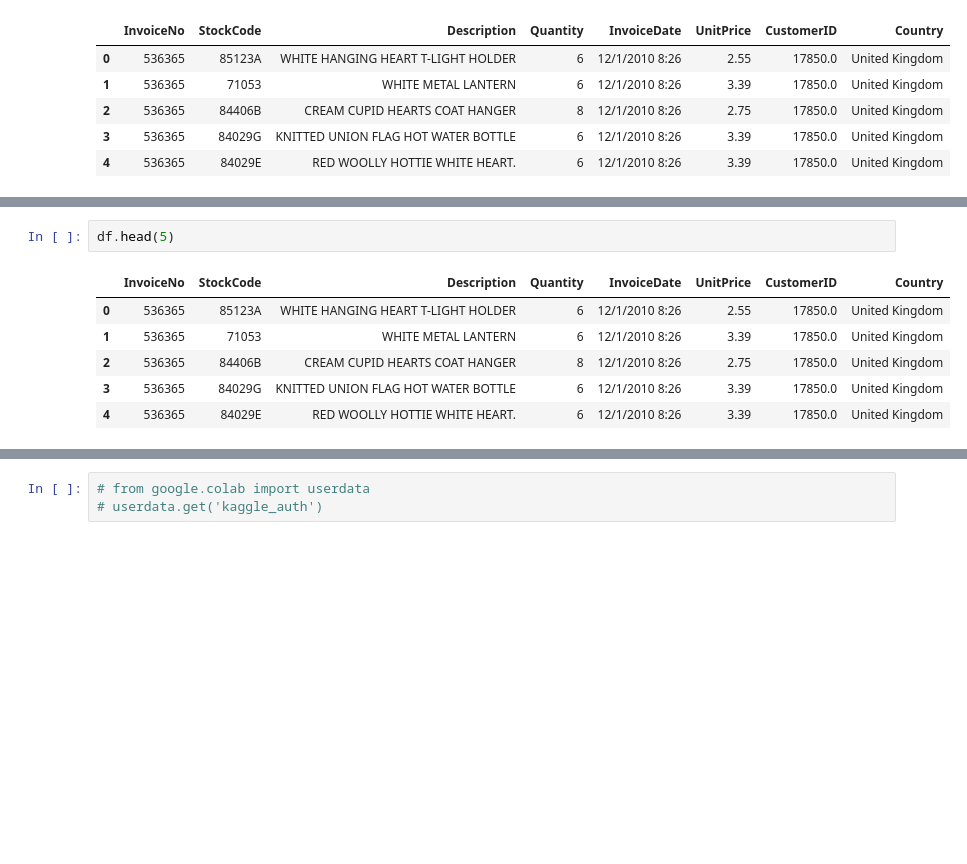
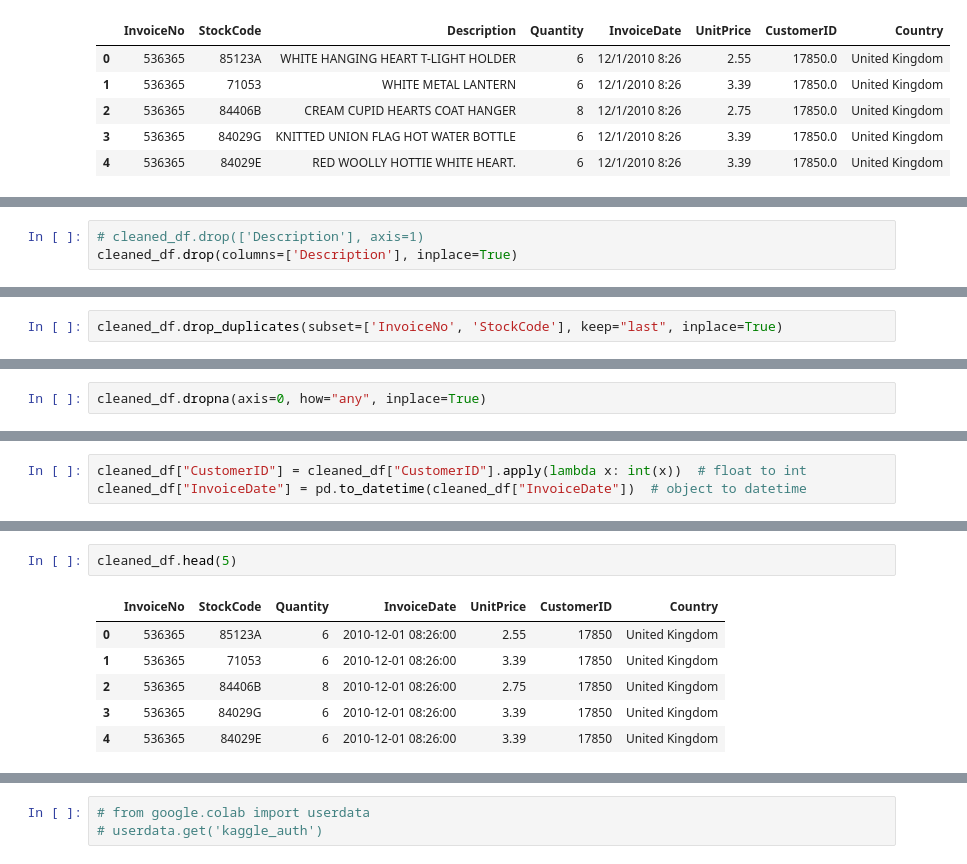
Before and after one commit to TheDataFestAI/Learning_Resources, a Jupyter notebook: learning_poc/poc1_ml_clv.ipynb, the cells around one changed output, grey strips where cells are left out. Cells and saved outputs as stored; diff of their text form; blank space fills up the shorter version.

```diff
--- a/learning_poc/poc1_ml_clv.ipynb
+++ b/learning_poc/poc1_ml_clv.ipynb
@@ -78,0 +236,3 @@ TypeError: ignored
+# %%
+# cleaned_df.drop(['Description'], axis=1)
+cleaned_df.drop(columns=['Description'], inplace=True)
@@ -78,0 +241,2 @@ TypeError: ignored
+# %%
+cleaned_df.drop_duplicates(subset=['InvoiceNo', 'StockCode'], keep="last", inplace=True)
@@ -78,0 +251,2 @@ TypeError: ignored
+# %%
+cleaned_df.dropna(axis=0, how="any", inplace=True)
@@ -78,0 +255,3 @@ TypeError: ignored
+# %%
+cleaned_df["CustomerID"] = cleaned_df["CustomerID"].apply(lambda x: int(x))  # float to int
+cleaned_df["InvoiceDate"] = pd.to_datetime(cleaned_df["InvoiceDate"])  # object to datetime
@@ -79,9 +279,9 @@ TypeError: ignored
 # %%
-df.head(5)
+cleaned_df.head(5)
 # %% [output]
-|  | InvoiceNo | StockCode | Description | Quantity | InvoiceDate | UnitPrice | CustomerID | Country |
-| 0 | 536365 | 85123A | WHITE HANGING HEART T-LIGHT HOLDER | 6 | 12/1/2010 8:26 | 2.55 | 17850.0 | United Kingdom |
-| 1 | 536365 | 71053 | WHITE METAL LANTERN | 6 | 12/1/2010 8:26 | 3.39 | 17850.0 | United Kingdom |
-| 2 | 536365 | 84406B | CREAM CUPID HEARTS COAT HANGER | 8 | 12/1/2010 8:26 | 2.75 | 17850.0 | United Kingdom |
-| 3 | 536365 | 84029G | KNITTED UNION FLAG HOT WATER BOTTLE | 6 | 12/1/2010 8:26 | 3.39 | 17850.0 | United Kingdom |
-| 4 | 536365 | 84029E | RED WOOLLY HOTTIE WHITE HEART. | 6 | 12/1/2010 8:26 | 3.39 | 17850.0 | United Kingdom |
+|  | InvoiceNo | StockCode | Quantity | InvoiceDate | UnitPrice | CustomerID | Country |
+| 0 | 536365 | 85123A | 6 | 2010-12-01 08:26:00 | 2.55 | 17850 | United Kingdom |
+| 1 | 536365 | 71053 | 6 | 2010-12-01 08:26:00 | 3.39 | 17850 | United Kingdom |
+| 2 | 536365 | 84406B | 8 | 2010-12-01 08:26:00 | 2.75 | 17850 | United Kingdom |
+| 3 | 536365 | 84029G | 6 | 2010-12-01 08:26:00 | 3.39 | 17850 | United Kingdom |
+| 4 | 536365 | 84029E | 6 | 2010-12-01 08:26:00 | 3.39 | 17850 | United Kingdom |
```
Also changed, not shown: parts of 43 cells of this notebook.
